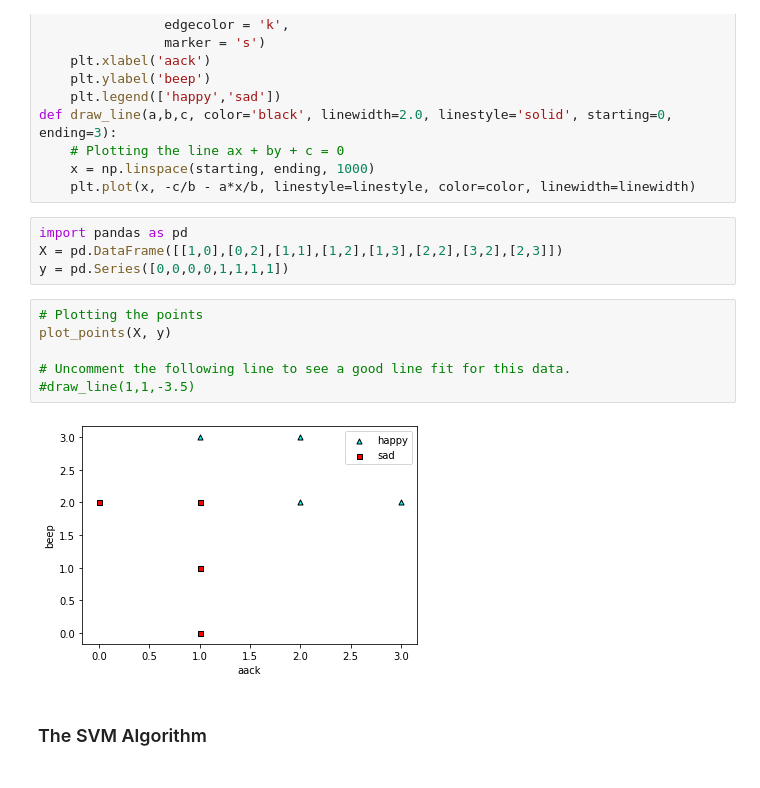
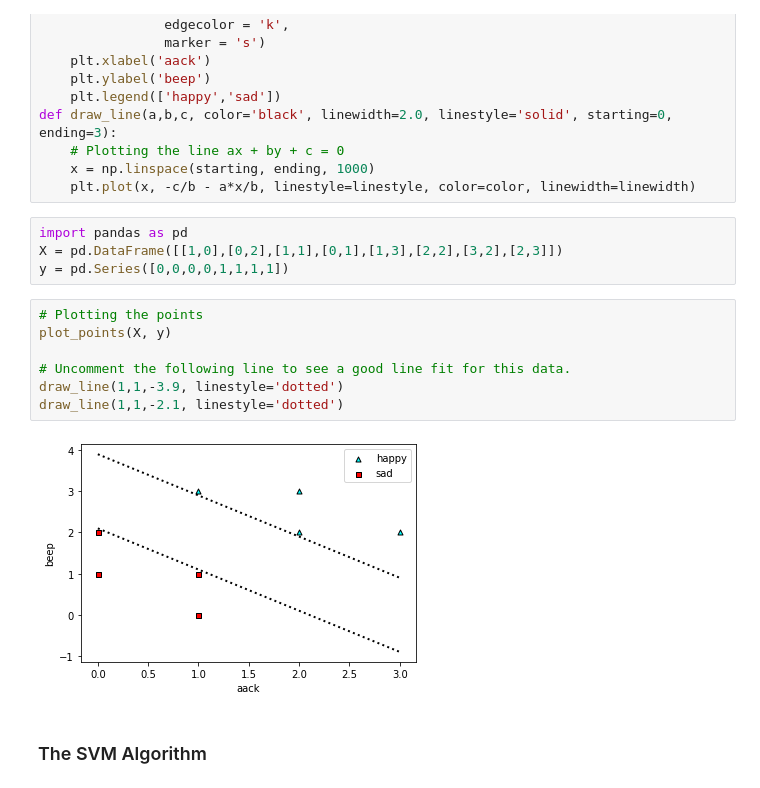
Before and after one commit to luisguiserrano/manning, a Jupyter notebook: Chapter 9 - Support Vector Machines/Support Vector Machines.ipynb, the cells around one changed output. Saved outputs shown, nothing was run; the diff lists cells and outputs as text.

```diff
--- a/Chapter 9 - Support Vector Machines/Support Vector Machines.ipynb
+++ b/Chapter 9 - Support Vector Machines/Support Vector Machines.ipynb
@@ -35,16 +35,17 @@ def draw_line(a,b,c, color='black', linewidth=2.0, linestyle='solid', starting=0
     plt.plot(x, -c/b - a*x/b, linestyle=linestyle, color=color, linewidth=linewidth)
 # %%
 import pandas as pd
-X = pd.DataFrame([[1,0],[0,2],[1,1],[1,2],[1,3],[2,2],[3,2],[2,3]])
+X = pd.DataFrame([[1,0],[0,2],[1,1],[0,1],[1,3],[2,2],[3,2],[2,3]])
 y = pd.Series([0,0,0,0,1,1,1,1])
 # %%
 # Plotting the points
 plot_points(X, y)
 
 # Uncomment the following line to see a good line fit for this data.
-#draw_line(1,1,-3.5)
+draw_line(1,1,-3.9, linestyle='dotted')
+draw_line(1,1,-2.1, linestyle='dotted')
 # %% [output]
-[figure, old version]
+[figure, new version]
 # %% [markdown]
 ### The SVM Algorithm
 # %%
```
Also changed, not shown: parts of 3 cells of this notebook.
